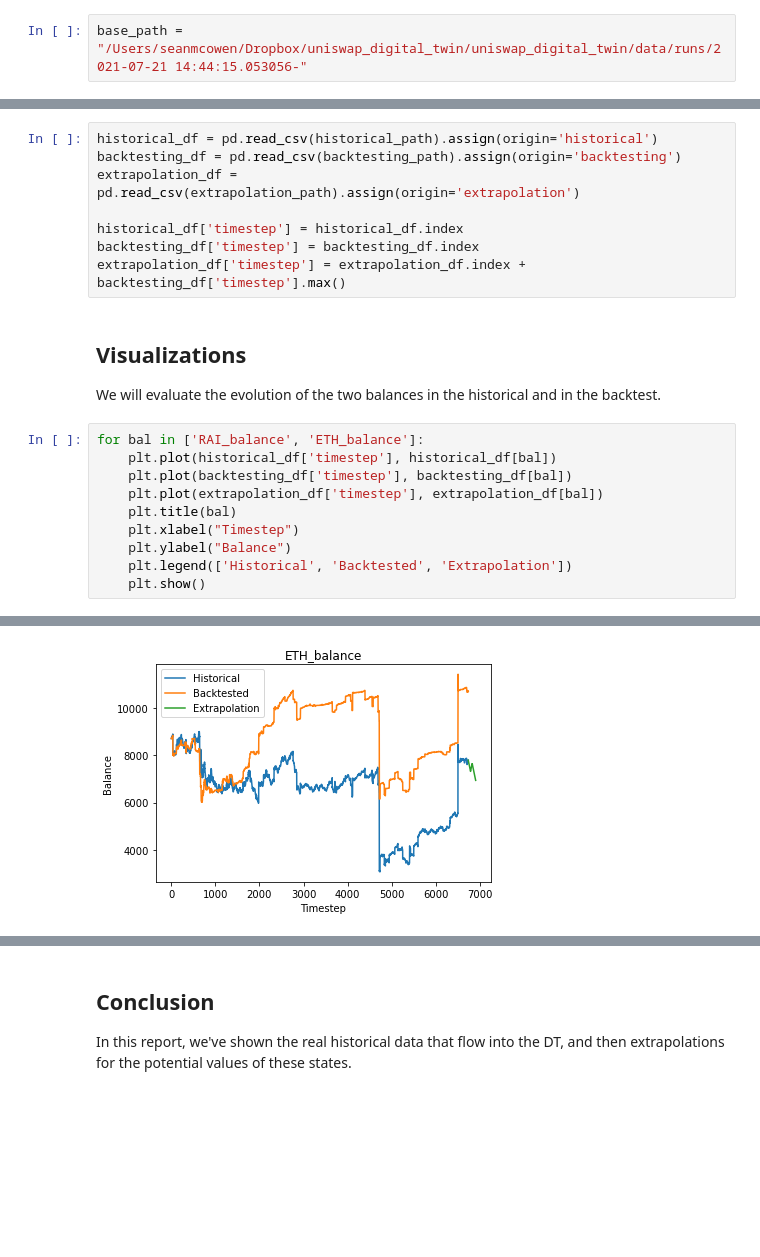
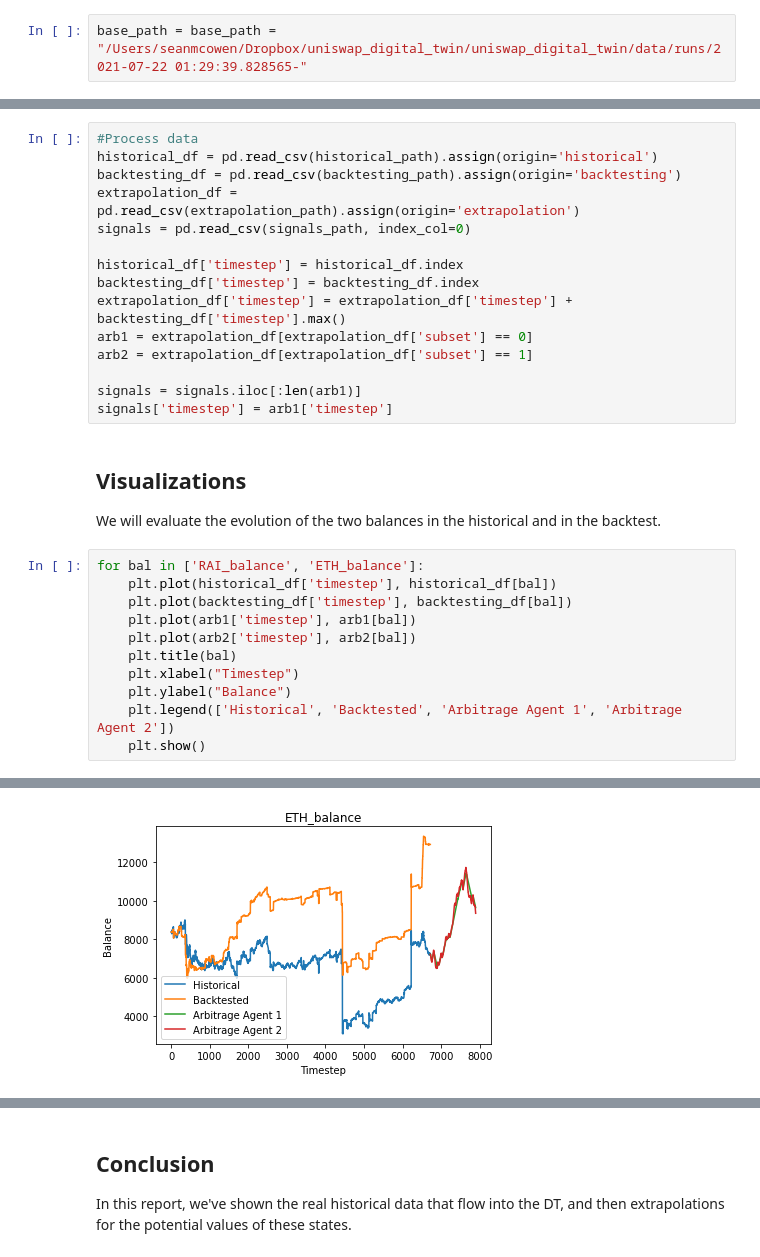
Before and after one commit to cadCAD-org/uniswap_digital_twin, a Jupyter notebook: uniswap_digital_twin/templates/extrapolation.ipynb, the cells around one changed output, grey strips where cells are left out. Saved outputs shown, nothing was run; the diff lists cells and outputs as text; blank space fills up the shorter version.

```diff
--- a/uniswap_digital_twin/templates/extrapolation.ipynb
+++ b/uniswap_digital_twin/templates/extrapolation.ipynb
@@ -23,7 +23,7 @@ import matplotlib.pyplot as plt
 # %% [markdown]
 ### Load Data
 # %%
-base_path = "/Users/seanmcowen/Dropbox/uniswap_digital_twin/uniswap_digital_twin/data/runs/2021-07-21 14:44:15.053056-"
+base_path = base_path = "/Users/seanmcowen/Dropbox/uniswap_digital_twin/uniswap_digital_twin/data/runs/2021-07-22 01:29:39.828565-"
 # %%
 meta_path = base_path + "meta.json"
 historical_path = base_path + "historical.csv.gz"
@@ -42,12 +43,19 @@ final_backtesting_timestamp: 2021-07-21 12:31:00
 ---
 # %%
+#Process data
 historical_df = pd.read_csv(historical_path).assign(origin='historical')
 backtesting_df = pd.read_csv(backtesting_path).assign(origin='backtesting')
 extrapolation_df = pd.read_csv(extrapolation_path).assign(origin='extrapolation')
+signals = pd.read_csv(signals_path, index_col=0)
 
 historical_df['timestep'] = historical_df.index
 backtesting_df['timestep'] = backtesting_df.index
-extrapolation_df['timestep'] = extrapolation_df.index + backtesting_df['timestep'].max()
+extrapolation_df['timestep'] = extrapolation_df['timestep'] + backtesting_df['timestep'].max()
+arb1 = extrapolation_df[extrapolation_df['subset'] == 0]
+arb2 = extrapolation_df[extrapolation_df['subset'] == 1]
+
+signals = signals.iloc[:len(arb1)]
+signals['timestep'] = arb1['timestep']
 # %% [markdown]
 ## Visualizations
 
@@ -56,10 +64,11 @@ We will evaluate the evolution of the two balances in the historical and in the
 for bal in ['RAI_balance', 'ETH_balance']:
     plt.plot(historical_df['timestep'], historical_df[bal])
     plt.plot(backtesting_df['timestep'], backtesting_df[bal])
-    plt.plot(extrapolation_df['timestep'], extrapolation_df[bal])
+    plt.plot(arb1['timestep'], arb1[bal])
+    plt.plot(arb2['timestep'], arb2[bal])
     plt.title(bal)
     plt.xlabel("Timestep")
     plt.ylabel("Balance")
-    plt.legend(['Historical', 'Backtested', 'Extrapolation'])
+    plt.legend(['Historical', 'Backtested', 'Arbitrage Agent 1', 'Arbitrage Agent 2'])
     plt.show()
 # %% [output]
@@ -67 +76 @@ for bal in ['RAI_balance', 'ETH_balance']:
-[figure, old version]
+[figure, new version]
```
Also changed, not shown: parts of 5 cells of this notebook, 11 other files.
